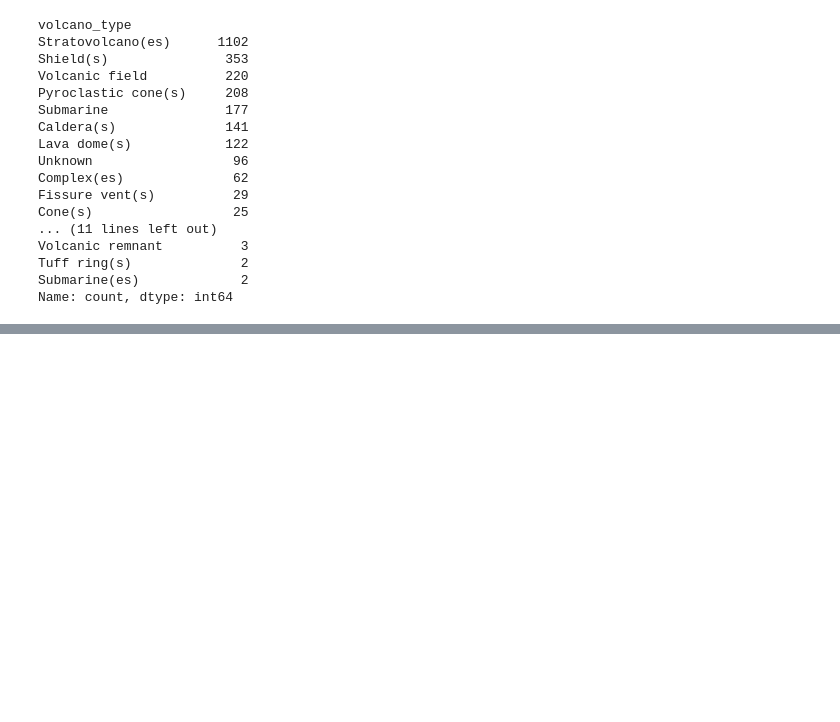
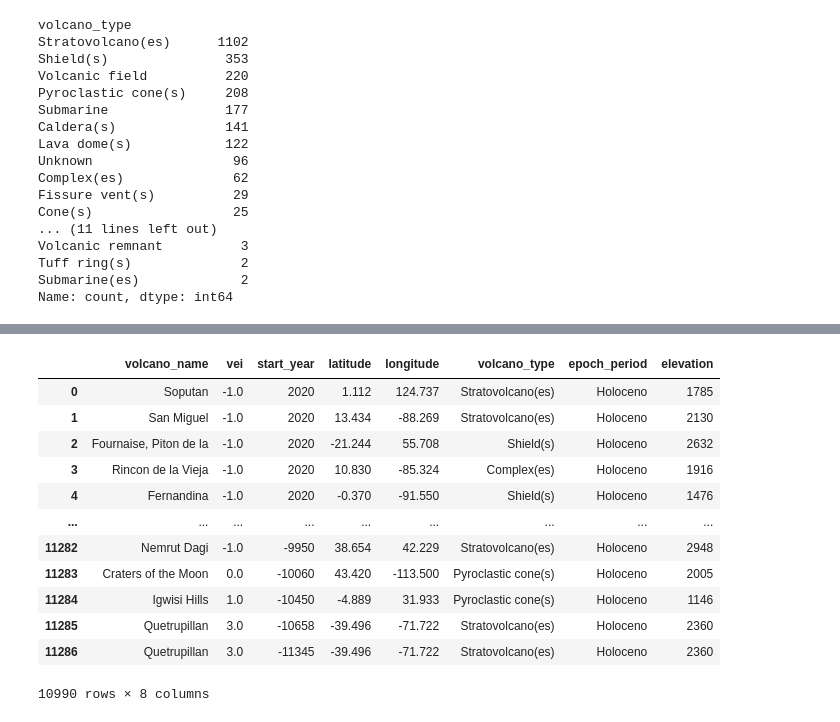
Before and after one commit to veronicadeleonh/earthquakes-volcanoes, a Jupyter notebook: dev-notebooks/volcano-cleaning.ipynb, the cells around one changed output, grey strips where cells are left out. Saved outputs shown, nothing was run; the diff lists cells and outputs as text; code cells hidden in the pictures; blank space fills up the shorter version.

```diff
--- a/dev-notebooks/volcano-cleaning.ipynb
+++ b/dev-notebooks/volcano-cleaning.ipynb
@@ -314,3 +303,8 @@ Volcanic remnant          3
 Tuff ring(s)              2
 Submarine(es)             2
 Name: count, dtype: int64
+# %%
+volcanoes_of_earth['epoch_period'] = volcanoes_of_earth['epoch_period'].replace({
+        "holocene":"Holoceno",
+        "pleistocene": "Pleistocene"
+    })
@@ -316,0 +365,13 @@ Name: count, dtype: int64
+# %%
+for index, value in volcanoes_of_earth['elevation'].items():
+    if isinstance(value, str) and "Unknown," in value:
+        volcanoes_of_earth.at[index, 'elevation'] = -99999
+    elif isinstance(value, str):
+        volcanoes_of_earth.at[index, 'elevation'] = int(value.split()[0])
+    elif isinstance(value, (int, float)):
+        volcanoes_of_earth.at[index, 'elevation'] = int(value)
+    else:
+        volcanoes_of_earth.at[index, 'elevation'] = -99999
+
+
+volcanoes_of_earth['elevation'].value_counts().reset_index()
@@ -317,5 +392,20 @@ Name: count, dtype: int64
 # %%
 eruptions_and_types = pd.merge(eruptions, volcanoes_of_earth, on='volcano_name', how='left')
+eruptions_and_types.drop_duplicates()
+# %% [output]
+|  | volcano_name | vei | start_year | latitude | longitude | volcano_type | epoch_period | elevation |
+| 0 | Soputan | -1.0 | 2020 | 1.112 | 124.737 | Stratovolcano(es) | Holoceno | 1785 |
+| 1 | San Miguel | -1.0 | 2020 | 13.434 | -88.269 | Stratovolcano(es) | Holoceno | 2130 |
+| 2 | Fournaise, Piton de la | -1.0 | 2020 | -21.244 | 55.708 | Shield(s) | Holoceno | 2632 |
+| 3 | Rincon de la Vieja | -1.0 | 2020 | 10.830 | -85.324 | Complex(es) | Holoceno | 1916 |
+| 4 | Fernandina | -1.0 | 2020 | -0.370 | -91.550 | Shield(s) | Holoceno | 1476 |
+| ... | ... | ... | ... | ... | ... | ... | ... | ... |
+| 11282 | Nemrut Dagi | -1.0 | -9950 | 38.654 | 42.229 | Stratovolcano(es) | Holoceno | 2948 |
+| 11283 | Craters of the Moon | 0.0 | -10060 | 43.420 | -113.500 | Pyroclastic cone(s) | Holoceno | 2005 |
+| 11284 | Igwisi Hills | 1.0 | -10450 | -4.889 | 31.933 | Pyroclastic cone(s) | Holoceno | 1146 |
+| 11285 | Quetrupillan | 3.0 | -10658 | -39.496 | -71.722 | Stratovolcano(es) | Holoceno | 2360 |
+| 11286 | Quetrupillan | 3.0 | -11345 | -39.496 | -71.722 | Stratovolcano(es) | Holoceno | 2360 |
+10990 rows × 8 columns
 # %%
 def load_eruption_data():
     # Loading datasets
```
Also changed, not shown: parts of 18 cells of this notebook, 2 other files.
